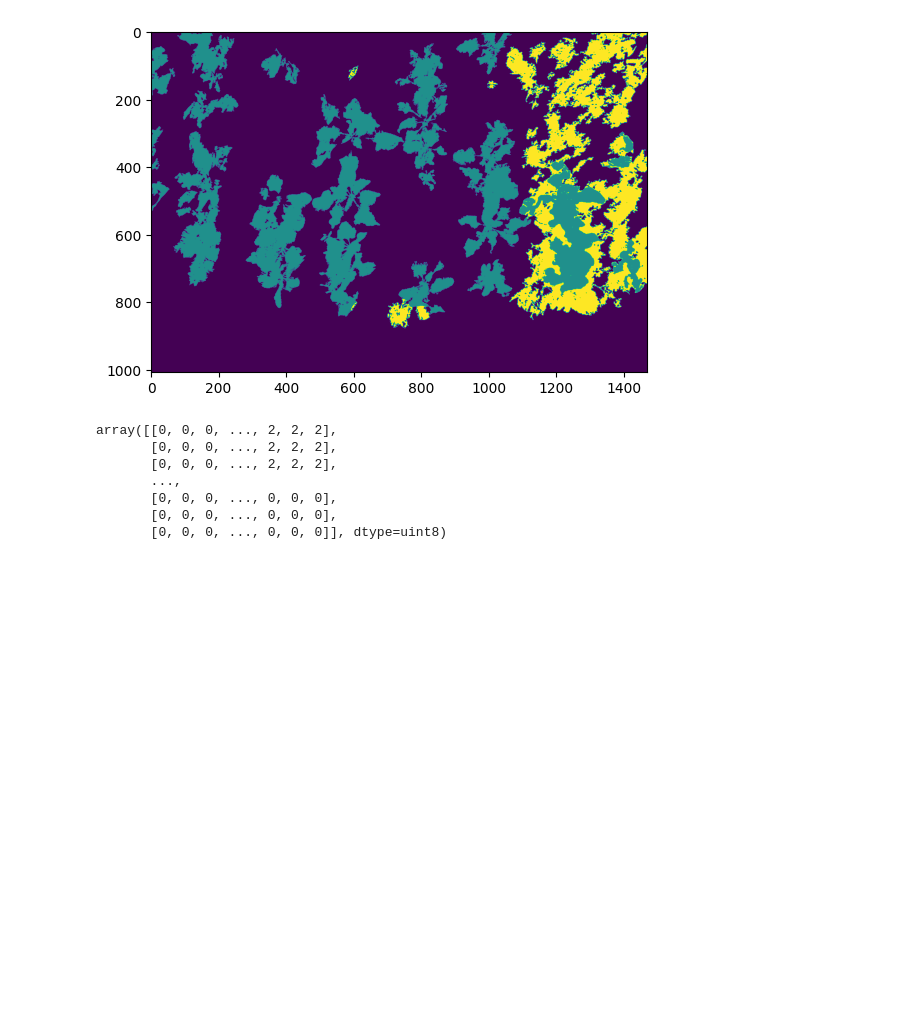
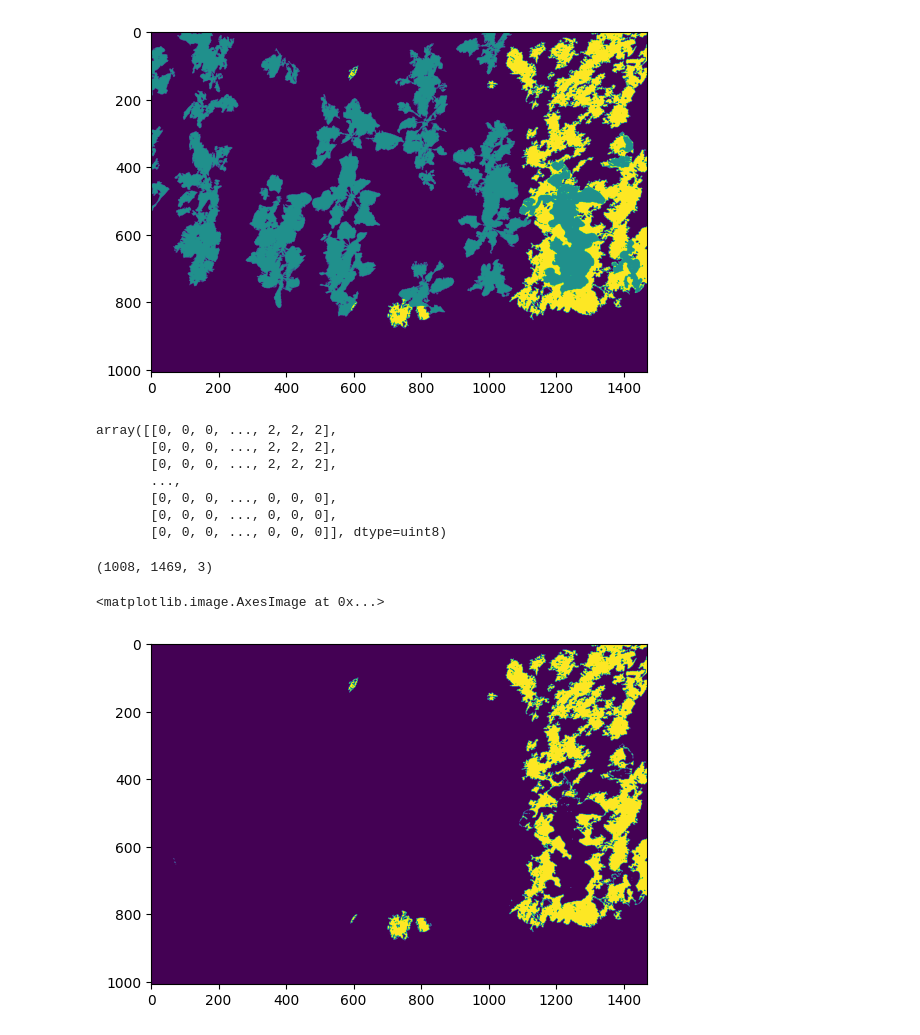
Before and after one commit to Deceptrax123/Crop-Weed-Semantic-Segmentation, a Jupyter notebook: tests.ipynb, the cells around one changed output. Drawn from its saved outputs; the diff is of its cells as text; code cells hidden in the pictures; blank space fills up the shorter version.

```diff
--- a/tests.ipynb
+++ b/tests.ipynb
@@ -279,3 +279,16 @@ array([[0, 0, 0, ..., 2, 2, 2],
        [0, 0, 0, ..., 0, 0, 0],
        [0, 0, 0, ..., 0, 0, 0],
        [0, 0, 0, ..., 0, 0, 0]], dtype=uint8)
+# %%
+#one hot conversion
+
+y_enc=np.eye(3,dtype='uint8')[imgy]
+# %%
+y_enc.shape
+# %% [output]
+(1008, 1469, 3)
+# %%
+plt.imshow(y_enc[:,:,2])
+# %% [output]
+<matplotlib.image.AxesImage at 0x...>
+[figure, added]
```
Also changed, not shown: parts of 1 cell of this notebook.
